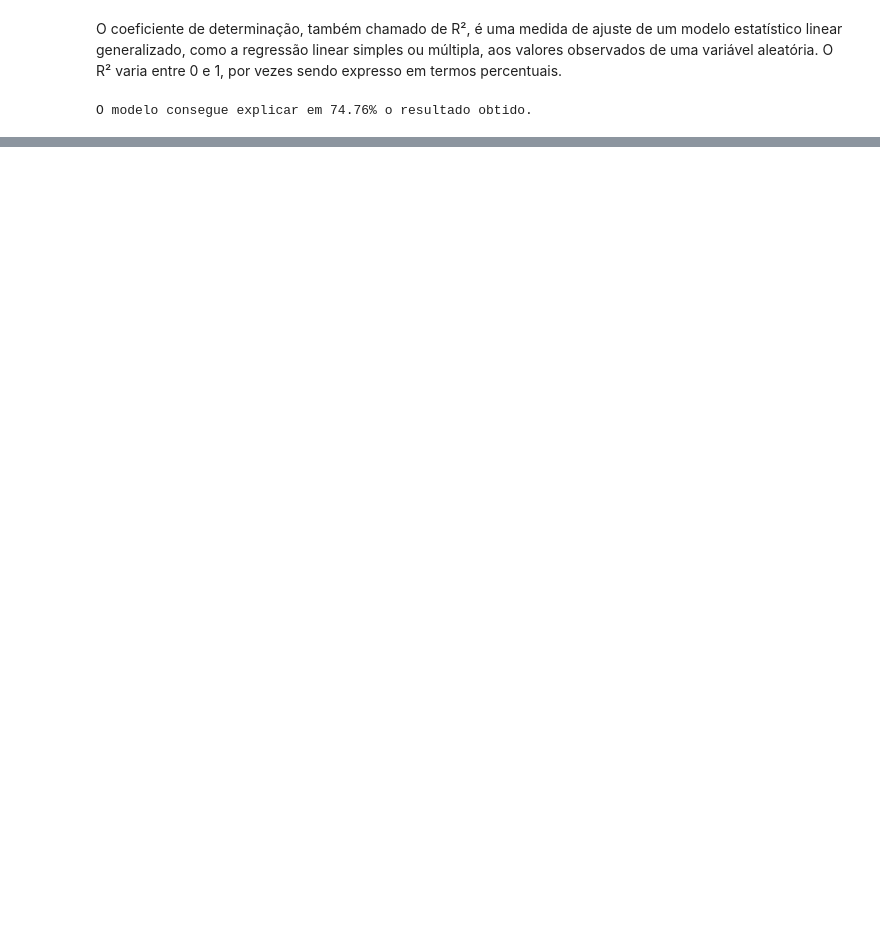
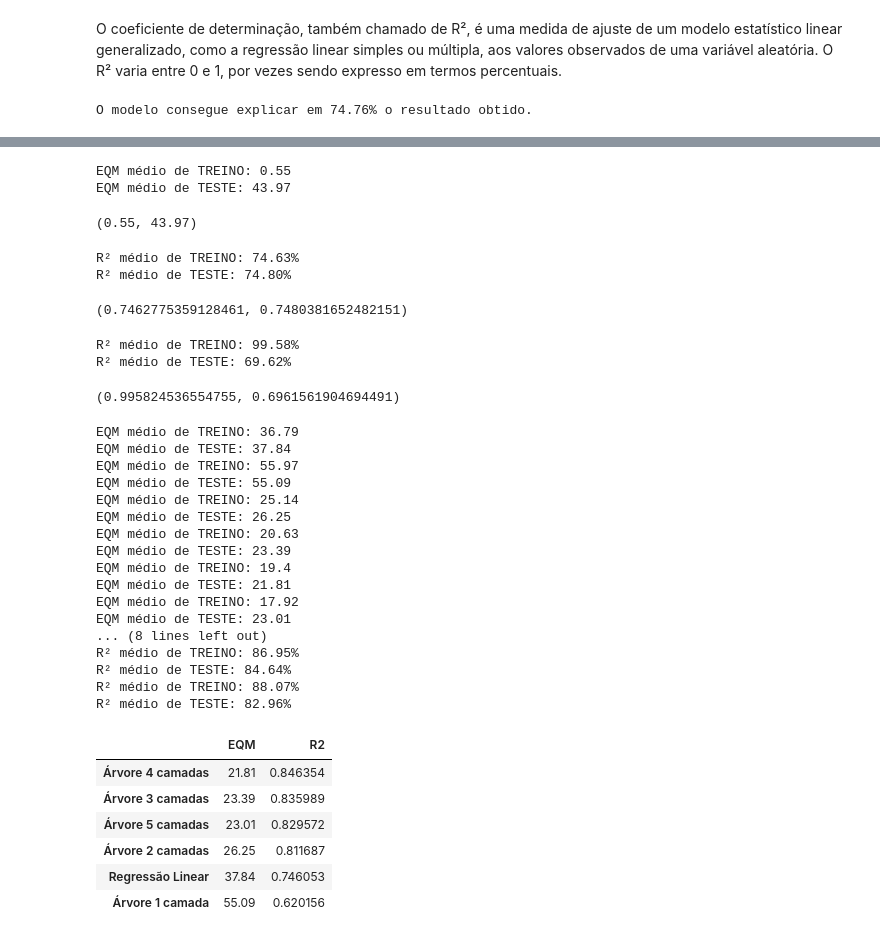
Before and after one commit to joaovictordds/joaovictordds, a Jupyter notebook: Projeto-Insurance.ipynb, the cells around one changed output, grey strips where cells are left out. Drawn from its saved outputs; the diff is of its cells as text; code cells hidden in the pictures; blank space fills up the shorter version.

```diff
--- a/Projeto-Insurance.ipynb
+++ b/Projeto-Insurance.ipynb
@@ -256,0 +380,79 @@ dados.sample(3)
+# %%
+HoldoutEQM(modelo = DecisionTreeRegressor())
+# %% [output]
+EQM médio de TREINO: 0.55
+EQM médio de TESTE: 43.97
+(0.55, 43.97)
+# %%
+HoldoutR2(modelo=LinearRegression())
+# %% [output]
+R² médio de TREINO: 74.63%
+R² médio de TESTE: 74.80%
+(0.7462775359128461, 0.7480381652482151)
+# %%
+HoldoutR2(modelo = DecisionTreeRegressor())
+# %% [output]
+R² médio de TREINO: 99.58%
+R² médio de TESTE: 69.62%
+(0.995824536554755, 0.6961561904694491)
+# %%
+X = dados[['bmi', 'smoker','age']]
+y = dados['charges']
+
+modelos = [LinearRegression(),
+           DecisionTreeRegressor(max_depth = 1),
+           DecisionTreeRegressor(max_depth = 2),
+           DecisionTreeRegressor(max_depth = 3),
+           DecisionTreeRegressor(max_depth = 4),
+           DecisionTreeRegressor(max_depth = 5)]
+
+nomes = ['Regressão Linear',
+         'Árvore 1 camada',
+         'Árvore 2 camadas',
+         'Árvore 3 camadas',
+         'Árvore 4 camadas',
+         'Árvore 5 camadas']
+
+eqm_treinos = []
+eqm_testes = []
+r2_treinos = []
+r2_testes = []
+
+for modelo in modelos:
+    resultados = HoldoutEQM(modelo)
+    eqm_treinos.append(resultados[0])
+    eqm_testes.append(resultados[1])
+
+for modelo in modelos:
+    resultados = HoldoutR2(modelo)
+    r2_treinos.append(resultados[0])
+    r2_testes.append(resultados[1])
+
+aux = {'EQM': eqm_testes, 'R2': r2_testes}
+resultados = pd.DataFrame(aux, index = nomes)
+resultados.sort_values(by = 'R2', ascending=False)
+# %% [output]
+EQM médio de TREINO: 36.79
+EQM médio de TESTE: 37.84
+EQM médio de TREINO: 55.97
+EQM médio de TESTE: 55.09
+EQM médio de TREINO: 25.14
+EQM médio de TESTE: 26.25
+EQM médio de TREINO: 20.63
+EQM médio de TESTE: 23.39
+EQM médio de TREINO: 19.4
+EQM médio de TESTE: 21.81
+EQM médio de TREINO: 17.92
+EQM médio de TESTE: 23.01
+... (8 lines left out)
+R² médio de TREINO: 86.95%
+R² médio de TESTE: 84.64%
+R² médio de TREINO: 88.07%
+R² médio de TESTE: 82.96%
+|  | EQM | R2 |
+| Árvore 4 camadas | 21.81 | 0.846354 |
+| Árvore 3 camadas | 23.39 | 0.835989 |
+| Árvore 5 camadas | 23.01 | 0.829572 |
+| Árvore 2 camadas | 26.25 | 0.811687 |
+| Regressão Linear | 37.84 | 0.746053 |
+| Árvore 1 camada | 55.09 | 0.620156 |
```
Also changed, not shown: parts of 18 cells of this notebook.
